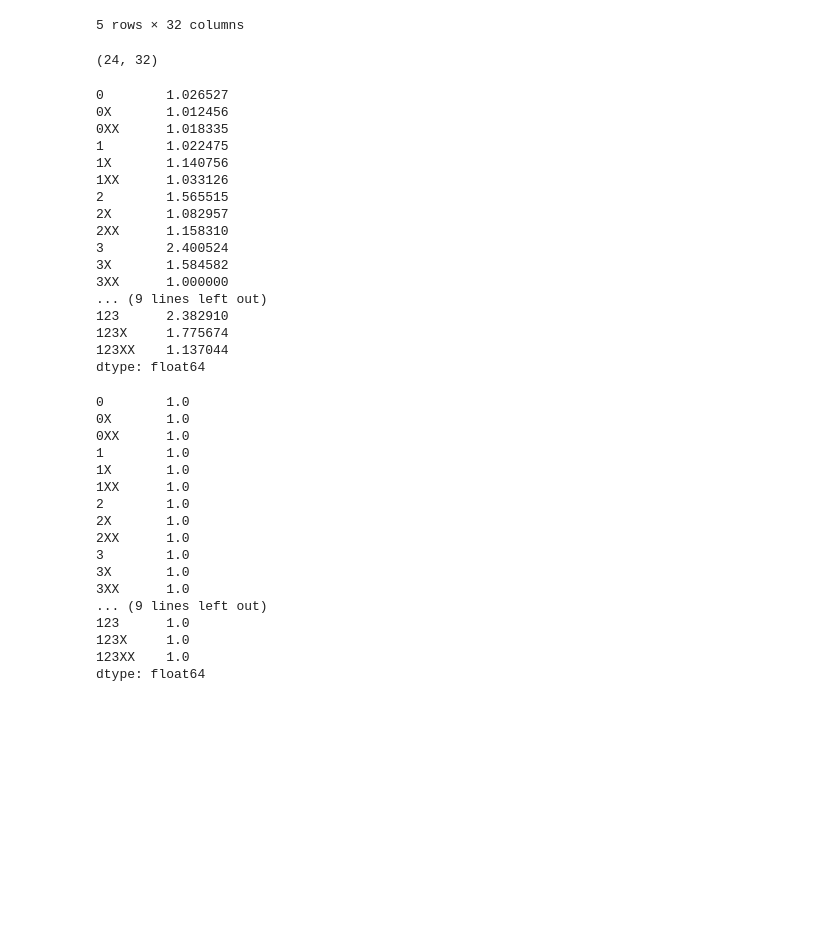
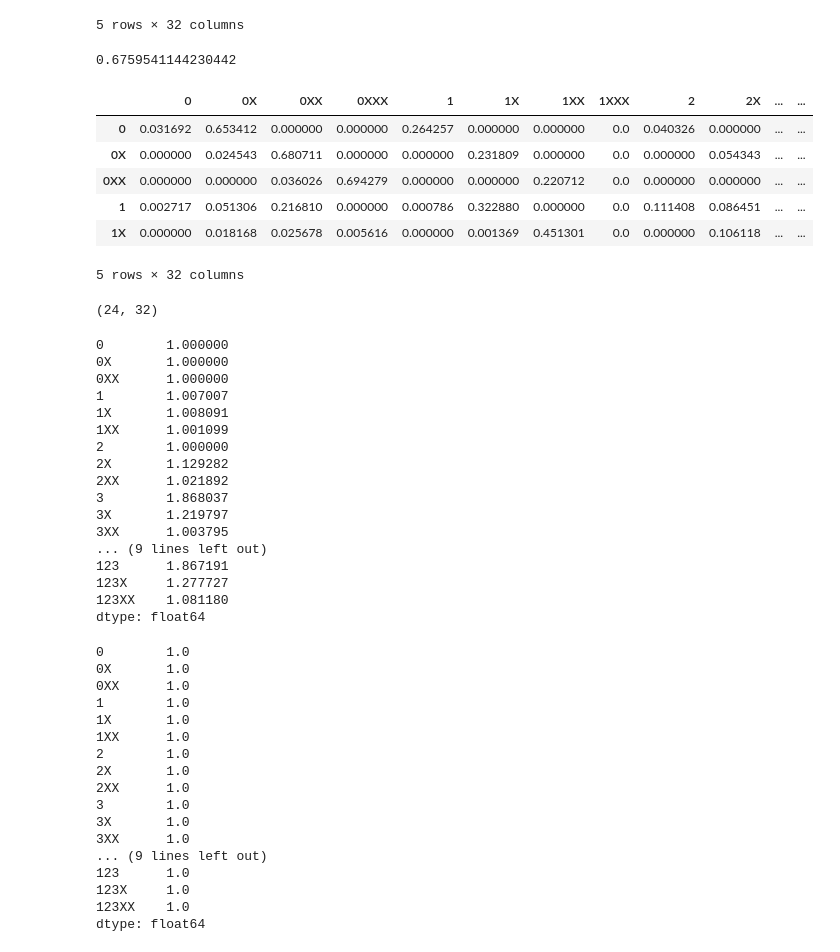
Before and after one commit to EmefaA/Baseball_Classification, a Jupyter notebook: markov/FantasyTeams.ipynb, the cells around one changed output. Cells and saved outputs as stored; diff of their text form; code cells hidden in the pictures; blank space fills up the shorter version.

```diff
--- a/markov/FantasyTeams.ipynb
+++ b/markov/FantasyTeams.ipynb
@@ -297,12 +301,29 @@ df0.head()
 | 1 | 0.0 | 0.0 | 0.0 | 0.0 | 0.0 | 0.0 | 0.0 | 0.0 | 0.0 | 0.0 | ... | ... |
 | 1X | 0.0 | 0.0 | 0.0 | 0.0 | 0.0 | 0.0 | 0.0 | 0.0 | 0.0 | 0.0 | ... | ... |
 5 rows × 32 columns
+# %%
+absoluted_fantasy.loc[0,:]['0:0X']
+# %% [output]
+0.6759541144230442
 # %%
-for t in transient_state_list():
-    for s in state_list():
-        transition = t+':'+s
-        try:
-            df0.loc[t,s] = tprob0[transition]
-        except:
-            pass
+def fill_matrix(df0, fantasy, n):
+    for t in transient_state_list():
+        for s in state_list():
+            transition = t+':'+s
+            try:
+                df0.loc[t,s] = fantasy.iloc[n,:][transition]
+            except:
+                pass
+    return(df0)
+
+dfilled = fill_matrix(df0, absoluted_fantasy, 1)
+dfilled.head()
+# %% [output]
+|  | 0 | 0X | 0XX | 0XXX | 1 | 1X | 1XX | 1XXX | 2 | 2X | ... | ... |
+| 0 | 0.031692 | 0.653412 | 0.000000 | 0.000000 | 0.264257 | 0.000000 | 0.000000 | 0.0 | 0.040326 | 0.000000 | ... | ... |
+| 0X | 0.000000 | 0.024543 | 0.680711 | 0.000000 | 0.000000 | 0.231809 | 0.000000 | 0.0 | 0.000000 | 0.054343 | ... | ... |
+| 0XX | 0.000000 | 0.000000 | 0.036026 | 0.694279 | 0.000000 | 0.000000 | 0.220712 | 0.0 | 0.000000 | 0.000000 | ... | ... |
+| 1 | 0.002717 | 0.051306 | 0.216810 | 0.000000 | 0.000786 | 0.322880 | 0.000000 | 0.0 | 0.111408 | 0.086451 | ... | ... |
+| 1X | 0.000000 | 0.018168 | 0.025678 | 0.005616 | 0.000000 | 0.001369 | 0.451301 | 0.0 | 0.000000 | 0.106118 | ... | ... |
+5 rows × 32 columns
 # %%
@@ -310,23 +331,23 @@ df0.shape
 # %% [output]
 (24, 32)
 # %%
-df0.sum(axis=1)
+dfilled.sum(axis=1)
 # %% [output]
-0        1.026527
-0X       1.012456
-0XX      1.018335
-1        1.022475
-1X       1.140756
-1XX      1.033126
-2        1.565515
-2X       1.082957
-2XX      1.158310
-3        2.400524
-3X       1.584582
-3XX      1.000000
+0        1.000000
+0X       1.000000
+0XX      1.000000
+1        1.007007
+1X       1.008091
+1XX      1.001099
+2        1.000000
+2X       1.129282
+2XX      1.021892
+3        1.868037
+3X       1.219797
+3XX      1.003795
 ... (9 lines left out)
-123      2.382910
-123X     1.775674
-123XX    1.137044
+123      1.867191
+123X     1.277727
+123XX    1.081180
 dtype: float64
 # %%
```
Also changed, not shown: parts of 23 cells of this notebook, 1 other file.
